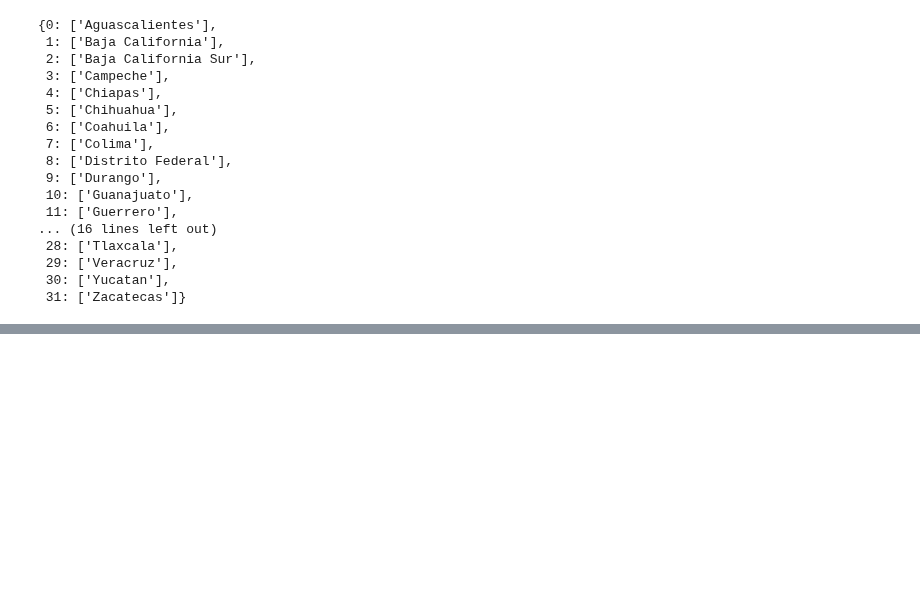
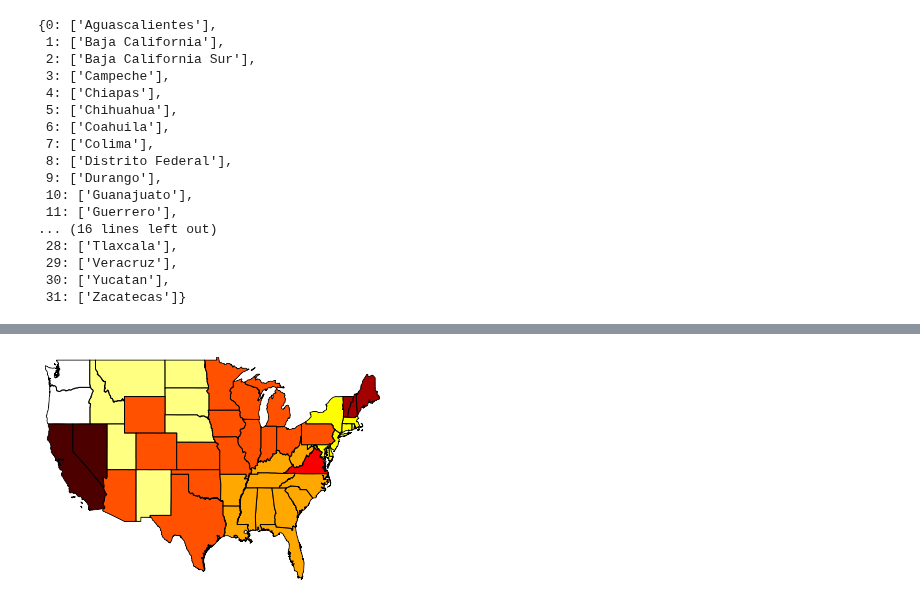
Before and after one commit to pysal/pysal, a Jupyter notebook: pysal/contrib/clusterpy.ipynb, the cells around one changed output, grey strips where cells are left out. Saved outputs shown, nothing was run; the diff lists cells and outputs as text; code cells hidden in the pictures; blank space fills up the shorter version.

```diff
--- a/pysal/contrib/clusterpy.ipynb
+++ b/pysal/contrib/clusterpy.ipynb
@@ -378,0 +676,2 @@ np.nonzero(regions==4)
+# %%
+state_fips = map(int, state_fips)
@@ -378,0 +698,5 @@ np.nonzero(regions==4)
+# %%
+alpha_fips = [i[0] for i in alpha_fips.values()]
+reorder = [ alpha_fips.index(s) for s in state_fips]
+# %%
+regions = usy.region2areas
@@ -378,0 +725,7 @@ np.nonzero(regions==4)
+# %%
+shp = ps.examples.get_path('us48.shp')
+regions = np.array(regions)
+# %%
+maps.plot_choropleth(shp, regions[reorder], 'unique_values')
+# %% [output]
+[figure, added]
```
Also changed, not shown: parts of 51 cells of this notebook, 1 other file.
